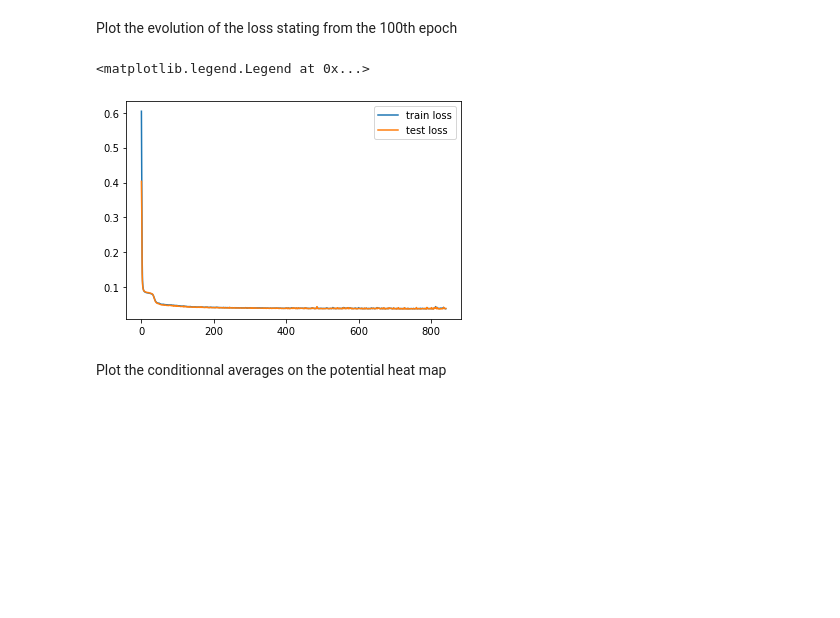
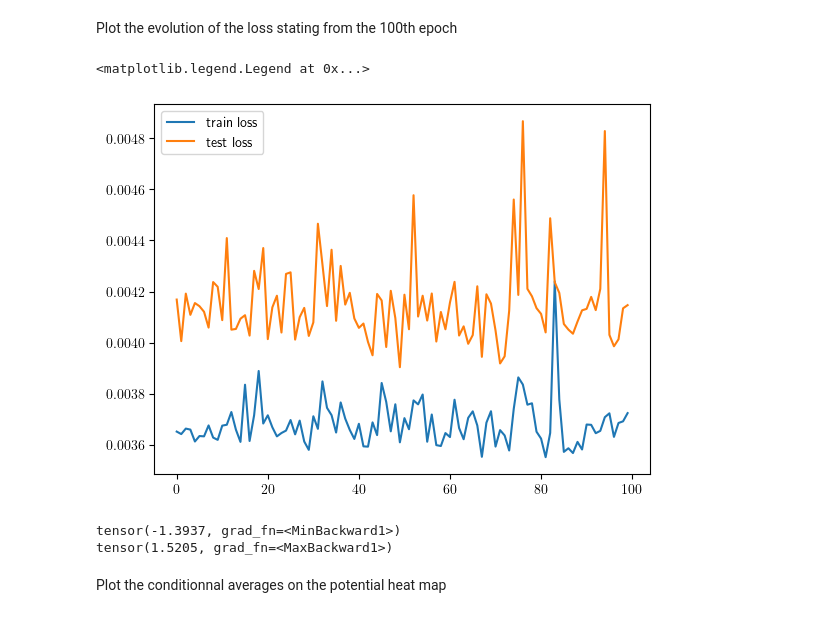
Before and after one commit to thomaspigeon/2dpotentials, a Jupyter notebook: AE_MullerBrown.ipynb, the cells around one changed output. Cells and saved outputs as stored; diff of their text form; code cells hidden in the pictures; blank space fills up the shorter version.

```diff
--- a/AE_MullerBrown.ipynb
+++ b/AE_MullerBrown.ipynb
@@ -79,13 +111,17 @@ del(ae_training)
 # %% [markdown]
 Fix the torch random seed
 # %%
-seed = 6   ## Seed 6 leads to the "wrong solution" Seed 2 is really good: visually close to MEP
-set_all_seeds(seed)
-ae = DeepAutoEncoder([2, 5, 5, 1], [1, 20, 20, 2], 0)
+seed = 60501  ## Seed 6 leads to the "wrong solution" Seed 2 is really good: visually close to MEP , seed 10 figures paper
+#set_all_seeds(seed)
+#ae = DeepAutoEncoder([2, 5, 5, 1], [1, 20, 20, 2], 0)
+#ae = DeepAutoEncoderDoubleDec([2, 5, 5, 1], [1, 20, 20, 2], 0)
+ae = DeepAutoEncoderMultipleDec([2, 5, 5, 1], [1, 20, 20, 2], 0, 4)
 # %% [markdown]
 Created training object
 # %%
-ae_training = TainAEOneDecoder(ae, pot, dataset.copy(), standardize=False, zca_whiten=False)
+#ae_training = TrainAEOneDecoder(ae, pot, dataset.copy(), standardize=False, zca_whiten=False)
+#ae_training = TrainAETwoDecoder(ae, pot, dataset.copy(), standardize=False, zca_whiten=False)
+ae_training = TrainAEMultipleDecoders(ae, pot, dataset.copy(), standardize=False, zca_whiten=False)
 # %% [markdown]
 Set the training size and do the train-test split
 # %%
@@ -100,12 +136,14 @@ ae_training.set_optimizer('Adam', 0.005)
 Set the loss function parameters
 # %%
 loss_params = {}
-loss_params["mse_boltz_weight"] = 0.0625 * 10**(0)
-loss_params["mse_react_weight"] = 1.0 * 10**(0)
+loss_params["mse_boltz_weight"] = 1. * 10**(0)
+loss_params["mse_react_weight"] = 0. * 10**(0)
 loss_params["squared_grad_boltz_weight"] = 0. * 10**(-4)
 loss_params["var_enc_weight"] = 0. * 10**(0)
+loss_params["pen_points_weight"] = 0. * 10**(0)
+loss_params["pen_points_mse_weight"] = 0. * 10**(0)
 
-loss_params["n_wait"] = 100
+loss_params["n_wait"] = 50
 ae_training.set_loss_weight(loss_params)
 # %% [output]
 l1_pen_weight value not provided, set to default value of:  0
@@ -117,7 +153,7 @@ n_bins_var_dist_dec value not provided, set to default value of:  20
 # %% [markdown]
 Set the max number of epoch and batch size
 # %%
-batch_size = 500
+batch_size = 5*10**2
 max_epochs = 10000
 # %% [markdown]
 Train
@@ -129,12 +165,20 @@ training ends after 842 epochs.
 Plot the evolution of the loss stating from the 100th epoch
 # %%
 plt.figure()
-plt.plot(loss_dict["train_loss"][:], label='train loss')
-plt.plot(loss_dict["test_loss"][:], label='test loss')
+plt.plot(loss_dict["train_loss"][-100:], label='train loss')
+plt.plot(loss_dict["test_loss"][-100:], label='test loss')
 plt.legend()
 # %% [output]
 <matplotlib.legend.Legend at 0x...>
-[figure, old version]
+[figure, new version]
+# %%
+print(ae_training.ae.encoder(ae_training.test_dataset[:, :2]).min())
+#print(ae_training.ae.encoder(ae_training.test_dataset[:, 3:5]).min())
+print(ae_training.ae.encoder(ae_training.test_dataset[:, :2]).max())
+#print(ae_training.ae.encoder(ae_training.test_dataset[:, 3:5]).max())
+# %% [output]
+tensor(-1.3937, grad_fn=<MinBackward1>)
+tensor(1.5205, grad_fn=<MaxBackward1>)
 # %% [markdown]
 Plot the conditionnal averages on the potential heat map
 # %%
```
Also changed, not shown: parts of 19 cells of this notebook, 14 other files.
